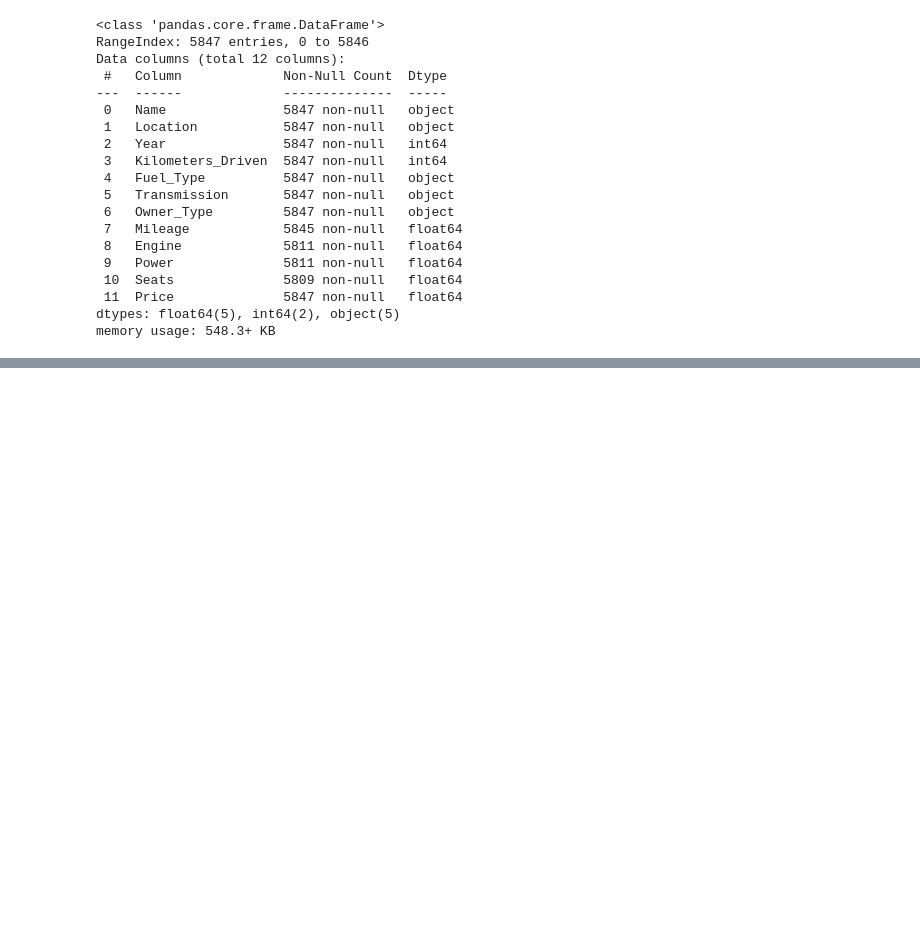
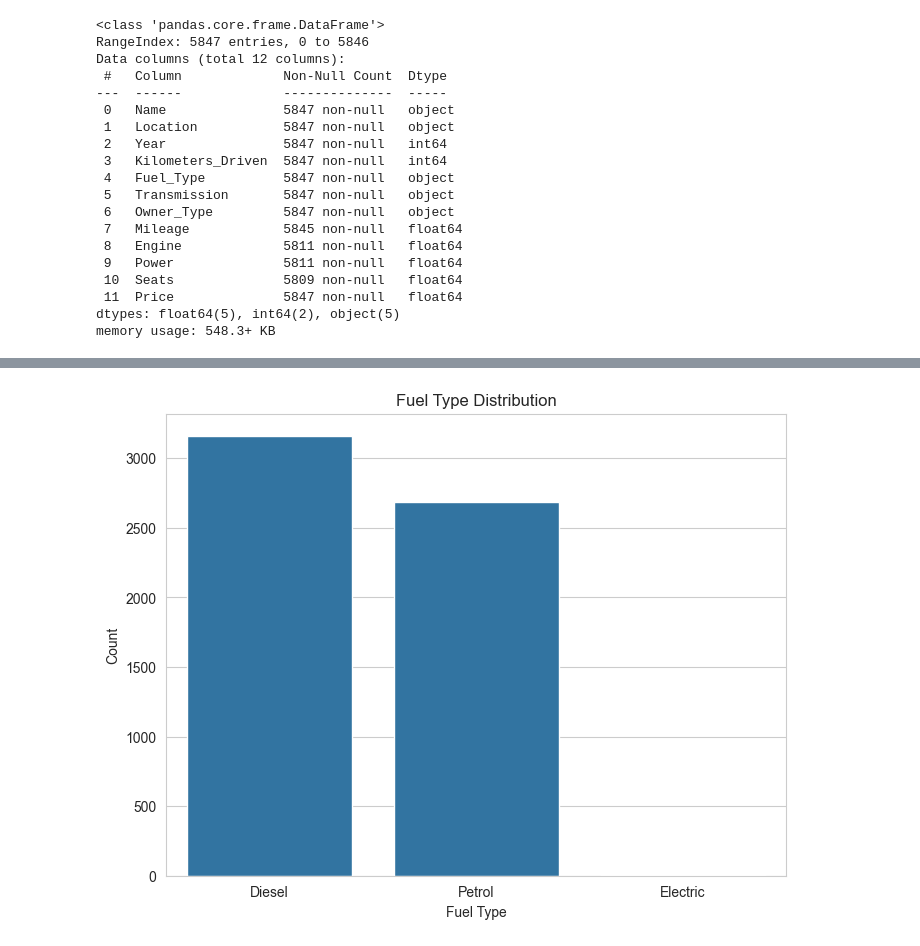
Before and after one commit to bryanpintado/used-car-price-prediction, a Jupyter notebook: 01_eda_and_modeling.ipynb, the cells around one changed output, grey strips where cells are left out. Cells and saved outputs as stored; diff of their text form; code cells hidden in the pictures; blank space fills up the shorter version.

```diff
--- a/01_eda_and_modeling.ipynb
+++ b/01_eda_and_modeling.ipynb
@@ -245,0 +328,18 @@ memory usage: 548.3+ KB
+# %%
+# Fuel Type Distribution
+
+plt.figure(figsize=(8,6))
+
+sns.countplot(
+    x=df["Fuel_Type"]
+)
+
+plt.title("Fuel Type Distribution")
+plt.xlabel("Fuel Type")
+plt.ylabel("Count")
+
+plt.savefig("figures/fuel_type_distribution.png")
+
+plt.show()
+# %% [output]
+[figure, added]
```
Also changed, not shown: parts of 6 cells of this notebook, 5 other files.
